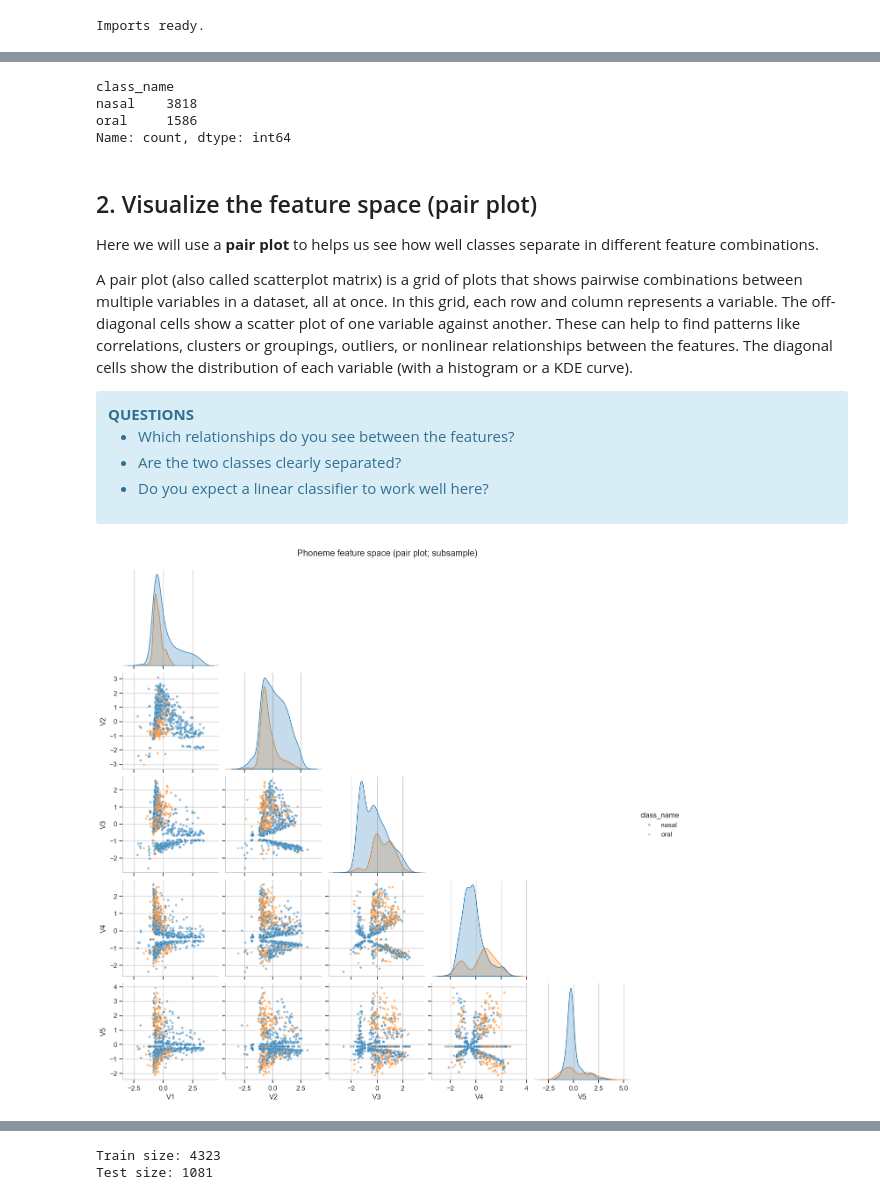
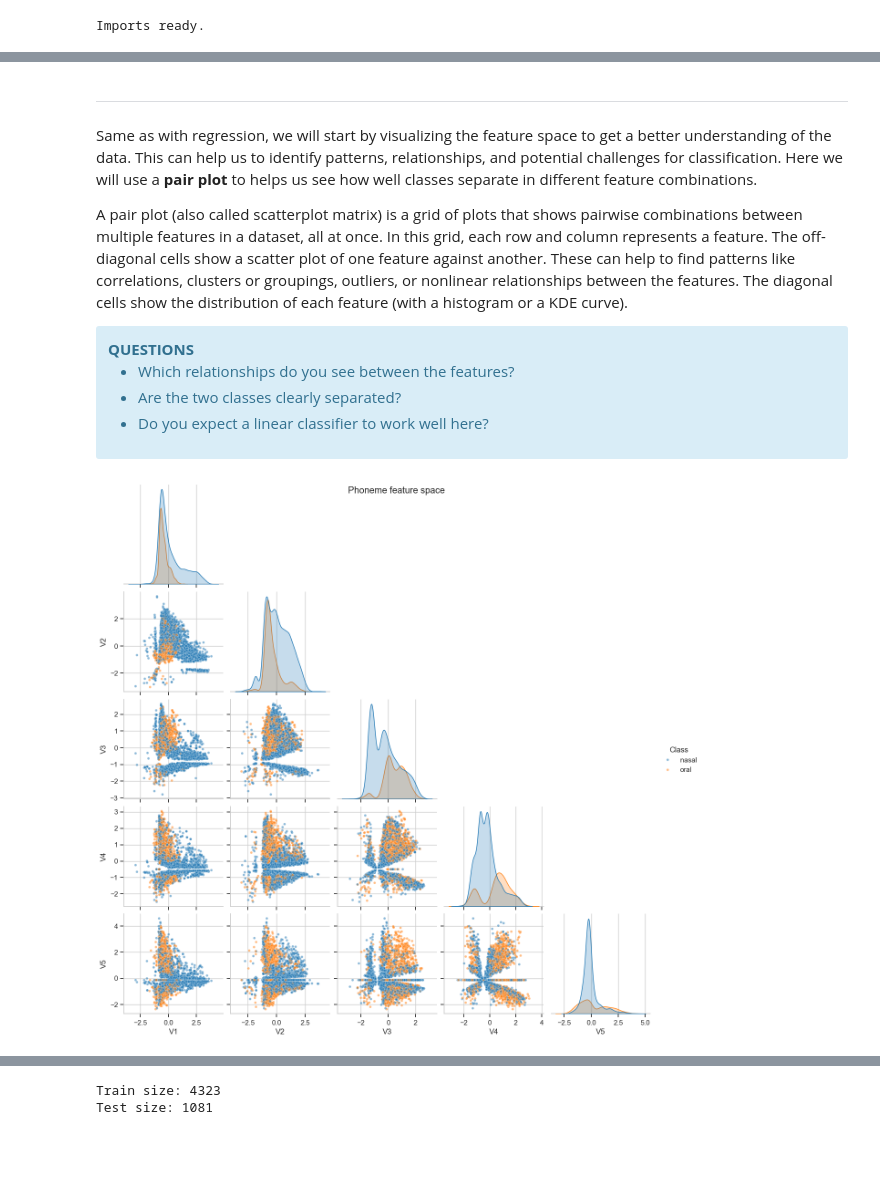
Before and after one commit to vib-training-conferences/machine-learning-and-deep-learning-fundamentals, a Jupyter notebook: exercises/classification.ipynb, the cells around one changed output, grey strips where cells are left out. Drawn from its saved outputs; the diff is of its cells as text; code cells hidden in the pictures; blank space fills up the shorter version.

```diff
--- a/exercises/classification.ipynb
+++ b/exercises/classification.ipynb
@@ -55,30 +60,21 @@ We will use the [**Phoneme**](https://www.openml.org/search?type=data&status=act
 # %%
 # Fetch dataset from OpenML (requires internet the first time; afterwards it may be cached)
 phoneme = fetch_openml(name="phoneme", version=1, as_frame=True)
-df_full = phoneme.frame.copy()
 
-target_col = phoneme.target_names[0]  # usually 'class'
+X = phoneme.data.copy().to_numpy()
+y = phoneme.target.copy()
 
-# Separate features and target
-X_df = df_full.drop(columns=[target_col])
-y_raw = df_full[target_col].astype(str)
-
-# Create stable class order and map to 0/1
-class_names = ['nasal', 'oral']
-y = pd.Categorical(y_raw, categories=['1', '2']).codes
-
-X = X_df.to_numpy()
-feature_names = list(X_df.columns)
+feature_names = phoneme.feature_names
+target_labels = ['nasal' if label == '1' else 'oral' for label in y]
+target_names = ['nasal', 'oral']
 
 print(f"X shape: {X.shape} | y shape: {y.shape}")
 print("Features:", feature_names)
-print("Classes:", class_names)
+print("Classes:", set(target_labels))
 
 # Combine into one DataFrame for plotting
-df = X_df.copy()
-df["class_id"] = y
-df["class_name"] = [class_names[i] for i in y]
-
+df = phoneme.frame.copy()
+df['Class'] = target_labels
 df.head()
 # %% [output]
 X shape: (5404, 5) | y shape: (5404,)
@@ -102,16 +89,9 @@ Let's check the **class balance** (how many samples there are per class).
-# %%
-df["class_name"].value_counts()
-# %% [output]
-class_name
-nasal    3818
-oral     1586
-Name: count, dtype: int64
 # %% [markdown]
-## 2. Visualize the feature space (pair plot)
+***
 
-Here we will use a **pair plot** to helps us see how well classes separate in different feature combinations.
+Same as with regression, we will start by visualizing the feature space to get a better understanding of the data. This can help us to identify patterns, relationships, and potential challenges for classification. Here we will use a **pair plot** to helps us see how well classes separate in different feature combinations.
 
-A pair plot (also called scatterplot matrix) is a grid of plots that shows pairwise combinations between multiple variables in a dataset, all at once. In this grid, each row and column represents a variable. The off-diagonal cells show a scatter plot of one variable against another. These can help to find patterns like correlations, clusters or groupings, outliers, or nonlinear relationships between the features. The diagonal cells show the distribution of each variable (with a histogram or a KDE curve).
+A pair plot (also called scatterplot matrix) is a grid of plots that shows pairwise combinations between multiple features in a dataset, all at once. In this grid, each row and column represents a feature. The off-diagonal cells show a scatter plot of one feature against another. These can help to find patterns like correlations, clusters or groupings, outliers, or nonlinear relationships between the features. The diagonal cells show the distribution of each feature (with a histogram or a KDE curve).
 
 <div class="alert alert-block alert-info">
 <b>QUESTIONS</b>
@@ -121,21 +101,14 @@ A pair plot (also called scatterplot matrix) is a grid of plots that shows pairw
 - Do you expect a linear classifier to work well here?
 </div>
 # %%
-# Choose the first 5 features for a readable pair plot
-pairplot_features = feature_names[:5]
-
-# Subsample for speed (pair plots can be slow with many points)
-df_plot = df.sample(n=min(1000, len(df)), random_state=42)
-
 sns.pairplot(
-    df_plot,
-    vars=pairplot_features,
-    hue="class_name",
+    df,
+    hue="Class",
     corner=True,
     plot_kws={"alpha": 0.5, "s": 15}
 )
-plt.suptitle("Phoneme feature space (pair plot; subsample)", y=1.02)
+plt.suptitle("Phoneme feature space")
 plt.show()
 # %% [output]
-[figure, old version]
+[figure, new version]
 # %% [markdown]
```
Also changed, not shown: parts of 33 cells of this notebook, 10 other files.
